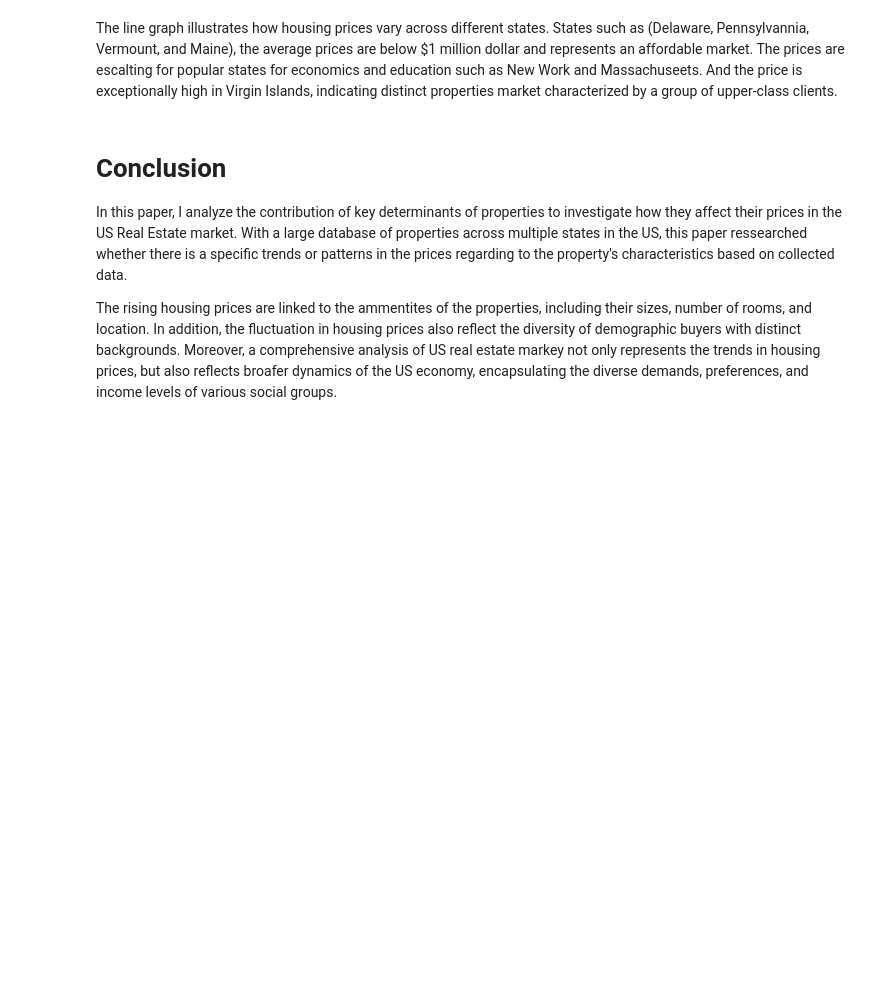
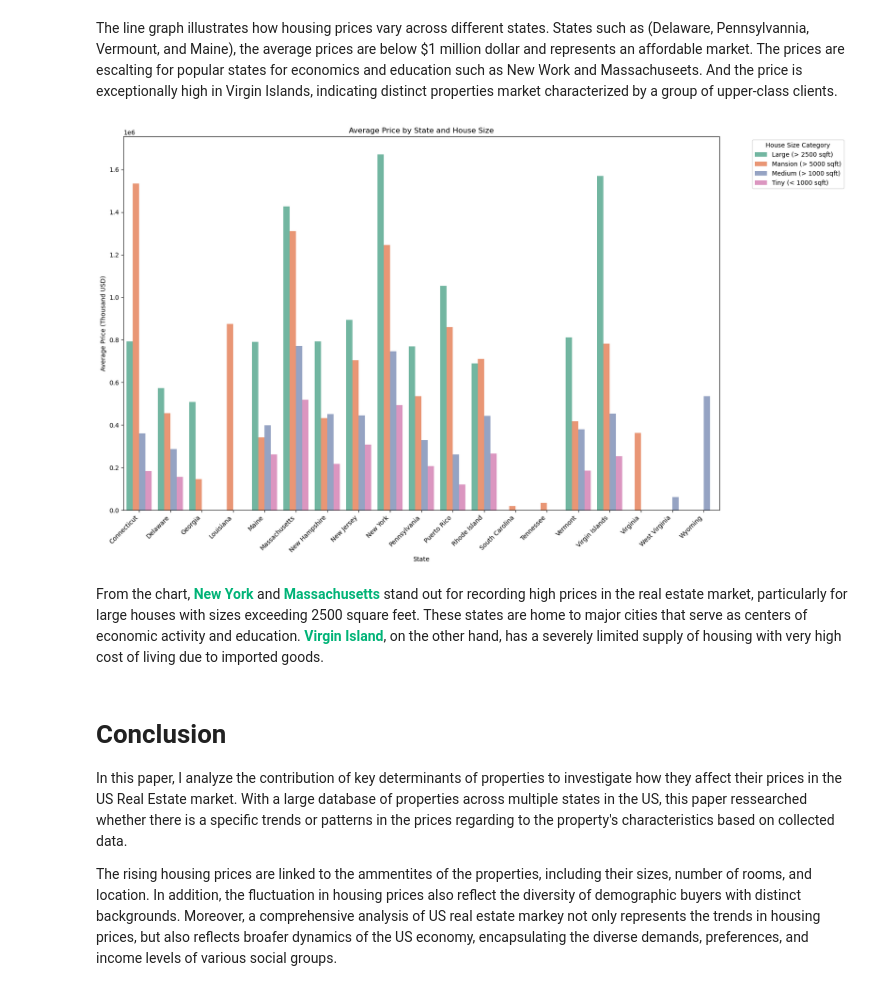
Before and after one commit to hanhhieudao/ECO225, a Jupyter notebook: project 1/ProjectOne.ipynb, the cells around one changed output. Drawn from its saved outputs; the diff is of its cells as text; code cells hidden in the pictures; blank space fills up the shorter version.

Commit message:
add plots, reorganize folders

```diff
--- a/project 1/How does the size of houses influence their market prices across different states of America.ipynb
+++ b/project 1/ProjectOne.ipynb
@@ -217,5 +159,41 @@ plt.show()
 # %% [markdown]
 The line graph illustrates how housing prices vary across different states. States such as (Delaware, Pennsylvannia, Vermount, and Maine), the average prices are below $1 million dollar and represents an affordable market. The prices are escalting for popular states for economics and education such as New Work and Massachuseets. And the price is exceptionally high in Virgin Islands, indicating distinct properties market characterized by a group of upper-class clients.
+# %%
+# Create a square_feet function to categorize houses based on their sizes
+def square_feet(house_size):
+    if house_size <= 1000:
+        return 'Tiny (< 1000 sqft)'
+    elif 1000 < house_size <= 2500:
+        return 'Medium (> 1000 sqft)'
+    elif 2500 < house_size <= 5000:
+        return 'Large (> 2500 sqft)'
+    else:
+        return 'Mansion (> 5000 sqft)'
+
+# Apply the square_feet function to create a new column 'house_size_category'
+df['house_size_category'] = df['house_size'].apply(square_feet)
+
+# Calculate the average price for each category of houses and group the data
+grouped_house_sizes = df.groupby(['state', 'house_size_category'])['price'].mean().reset_index()
+
+plt.figure(figsize=(20, 10))
+
+# Plot the grouped bar chart with additional separation
+sns.barplot(x='state', y='price', hue='house_size_category', data=grouped_house_sizes, palette="Set2", dodge=1)
+
+plt.title('Average Price by State and House Size')
+plt.xlabel('State')
+plt.ylabel('Average Price (Thousand USD)')
+
+plt.xticks(rotation=45, ha='right')
+plt.legend(title='House Size Category', bbox_to_anchor=(1.05, 1), loc='upper left')
+
+plt.tight_layout(rect=[0, 0, 0.85, 1])
+plt.show()
+# %% [output]
+[figure, added]
+# %% [markdown]
+From the chart, <span style="color:#00b377; font-weight:bold;">New York</span> and <span style="color:#00b377; font-weight:bold;">Massachusetts</span> stand out for recording high prices in the real estate market, particularly for large houses with sizes exceeding 2500 square feet. These states are home to major cities that serve as centers of economic activity and education. <span style="color:#00b377; font-weight:bold;">Virgin Island</span>, on the other hand, has a severely limited supply of housing with very high cost of living due to imported goods.
 # %% [markdown]
 # Conclusion
 In this paper, I analyze the contribution of key determinants of properties to investigate how they affect their prices in the US Real Estate market. With a large database of properties across multiple states in the US, this paper ressearched whether there is a specific trends or patterns in the prices regarding to the property's characteristics based on collected data.
```
Also changed, not shown: parts of 11 cells of this notebook, 3 other files.
